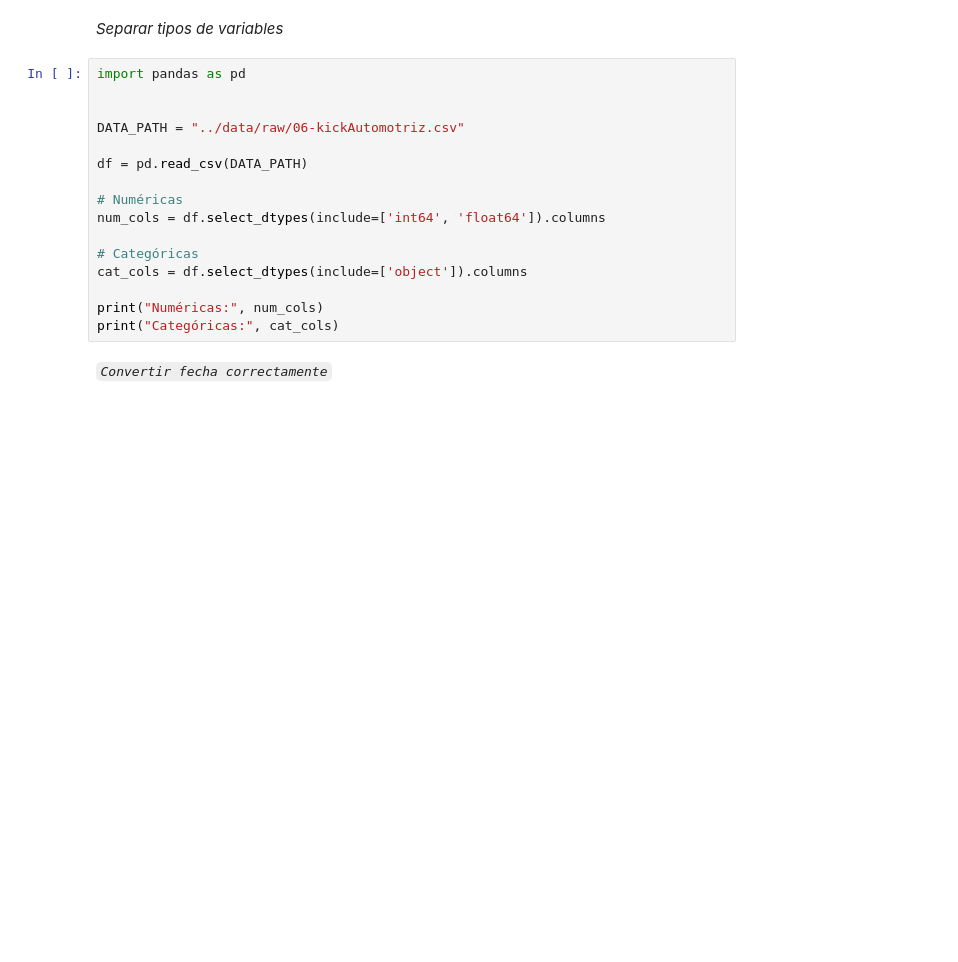
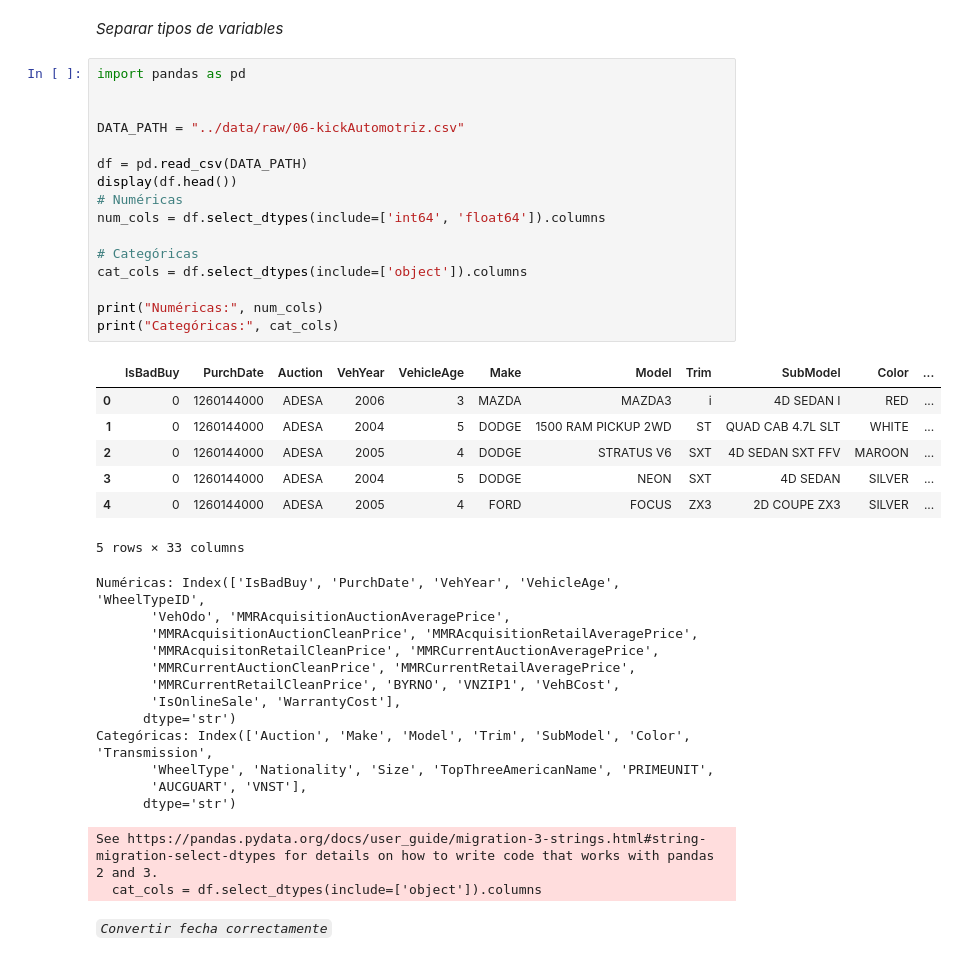
Before and after one commit to pucp-datanalytics/dp261-g1, a Jupyter notebook: notebooks/05_data_cleaning.ipynb, the cells around one changed output. Saved outputs shown, nothing was run; the diff lists cells and outputs as text; blank space fills up the shorter version.

```diff
--- a/notebooks/05_data_cleaning.ipynb
+++ b/notebooks/05_data_cleaning.ipynb
@@ -8,19 +8,41 @@
 # %%
 import pandas as pd
 
 
 DATA_PATH = "../data/raw/06-kickAutomotriz.csv"
 
 df = pd.read_csv(DATA_PATH)
-
+display(df.head())
 # Numéricas
 num_cols = df.select_dtypes(include=['int64', 'float64']).columns
 
 # Categóricas
 cat_cols = df.select_dtypes(include=['object']).columns
 
 print("Numéricas:", num_cols)
 print("Categóricas:", cat_cols)
+# %% [output]
+|  | IsBadBuy | PurchDate | Auction | VehYear | VehicleAge | Make | Model | Trim | SubModel | Color | ... |
+| 0 | 0 | 1260144000 | ADESA | 2006 | 3 | MAZDA | MAZDA3 | i | 4D SEDAN I | RED | ... |
+| 1 | 0 | 1260144000 | ADESA | 2004 | 5 | DODGE | 1500 RAM PICKUP 2WD | ST | QUAD CAB 4.7L SLT | WHITE | ... |
+| 2 | 0 | 1260144000 | ADESA | 2005 | 4 | DODGE | STRATUS V6 | SXT | 4D SEDAN SXT FFV | MAROON | ... |
+| 3 | 0 | 1260144000 | ADESA | 2004 | 5 | DODGE | NEON | SXT | 4D SEDAN | SILVER | ... |
+| 4 | 0 | 1260144000 | ADESA | 2005 | 4 | FORD | FOCUS | ZX3 | 2D COUPE ZX3 | SILVER | ... |
+5 rows × 33 columns
+Numéricas: Index(['IsBadBuy', 'PurchDate', 'VehYear', 'VehicleAge', 'WheelTypeID',
+       'VehOdo', 'MMRAcquisitionAuctionAveragePrice',
+       'MMRAcquisitionAuctionCleanPrice', 'MMRAcquisitionRetailAveragePrice',
+       'MMRAcquisitonRetailCleanPrice', 'MMRCurrentAuctionAveragePrice',
+       'MMRCurrentAuctionCleanPrice', 'MMRCurrentRetailAveragePrice',
+       'MMRCurrentRetailCleanPrice', 'BYRNO', 'VNZIP1', 'VehBCost',
+       'IsOnlineSale', 'WarrantyCost'],
+      dtype='str')
+Categóricas: Index(['Auction', 'Make', 'Model', 'Trim', 'SubModel', 'Color', 'Transmission',
+       'WheelType', 'Nationality', 'Size', 'TopThreeAmericanName', 'PRIMEUNIT',
+       'AUCGUART', 'VNST'],
+      dtype='str')
+See https://pandas.pydata.org/docs/user_guide/migration-3-strings.html#string-migration-select-dtypes for details on how to write code that works with pandas 2 and 3.
+  cat_cols = df.select_dtypes(include=['object']).columns
 # %% [markdown]
 *`Convertir fecha correctamente`*
 # %%
```
Also changed, not shown: parts of 13 cells of this notebook, 1 other file.
